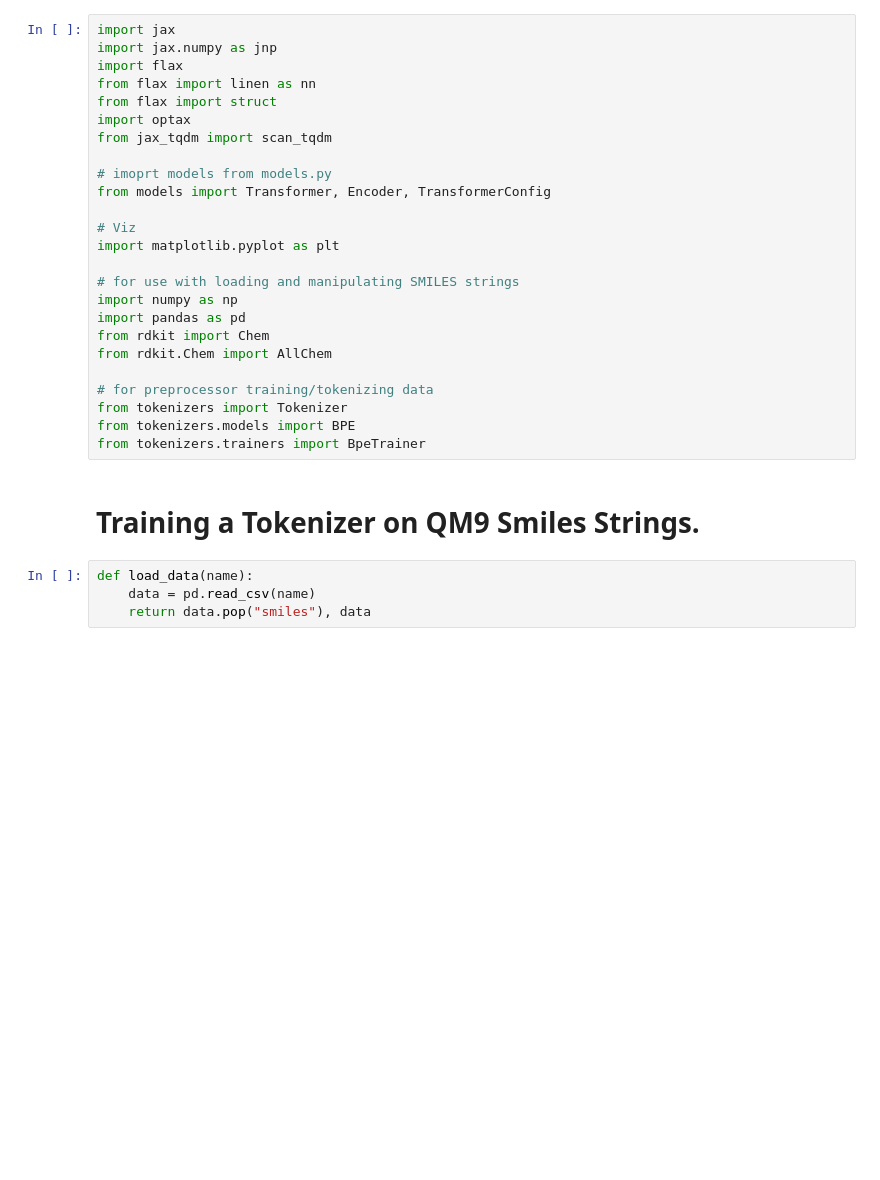
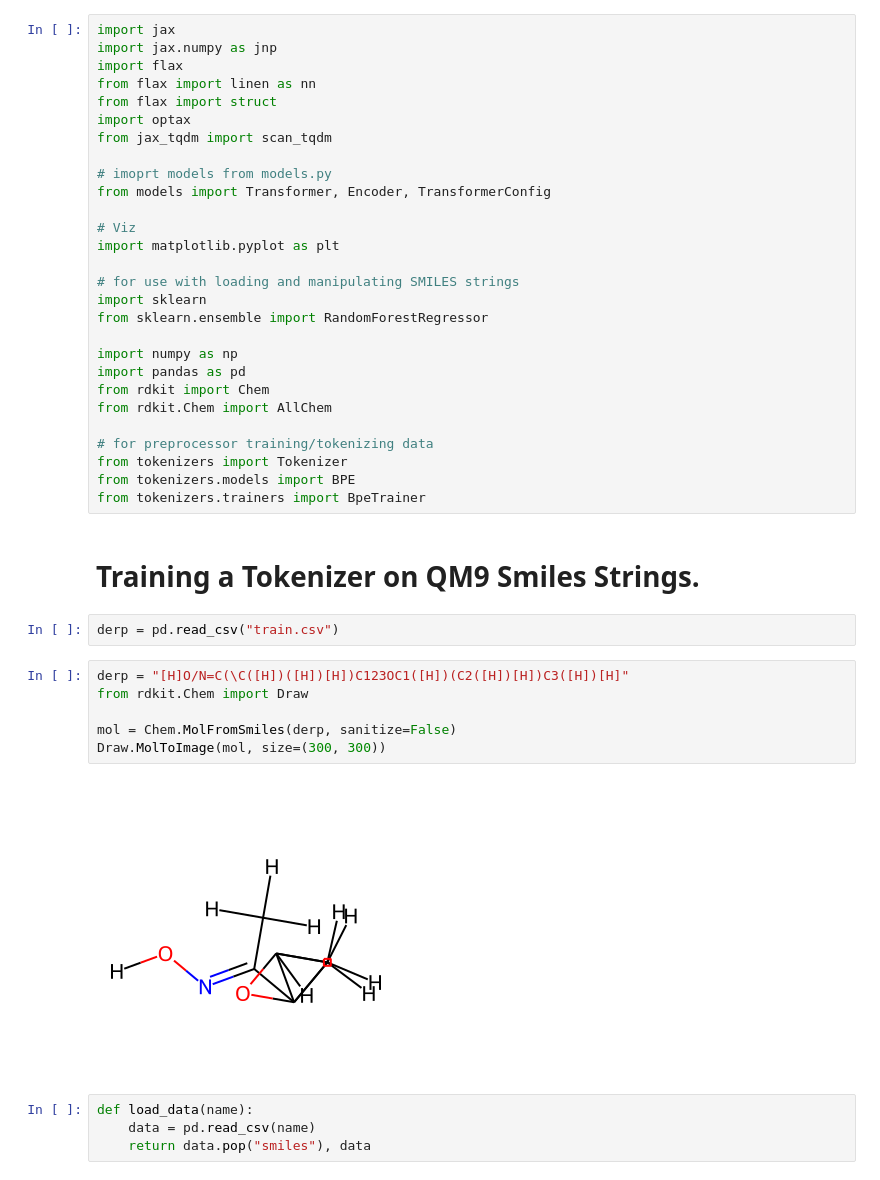
Before and after one commit to kmheckel/MPNN_QC, a Jupyter notebook: ST/st.ipynb, the cells around one changed output. Cells and saved outputs as stored; diff of their text form; blank space fills up the shorter version.

```diff
--- a/ST/st.ipynb
+++ b/ST/st.ipynb
@@ -19,6 +26,9 @@ from models import Transformer, Encoder, TransformerConfig
 import matplotlib.pyplot as plt
 
 # for use with loading and manipulating SMILES strings
+import sklearn
+from sklearn.ensemble import RandomForestRegressor
+
 import numpy as np
 import pandas as pd
 from rdkit import Chem
@@ -30,6 +40,16 @@ from tokenizers.models import BPE
 from tokenizers.trainers import BpeTrainer
 # %% [markdown]
 # Training a Tokenizer on QM9 Smiles Strings.
+# %%
+derp = pd.read_csv("train.csv")
+# %%
+derp = "[H]O/N=C(\C([H])([H])[H])C123OC1([H])(C2([H])[H])C3([H])[H]"
+from rdkit.Chem import Draw
+
+mol = Chem.MolFromSmiles(derp, sanitize=False)
+Draw.MolToImage(mol, size=(300, 300))
+# %% [output]
+[figure, added]
 # %%
 def load_data(name):
     data = pd.read_csv(name)
```
Also changed, not shown: parts of 93 cells of this notebook, 5 other files.
